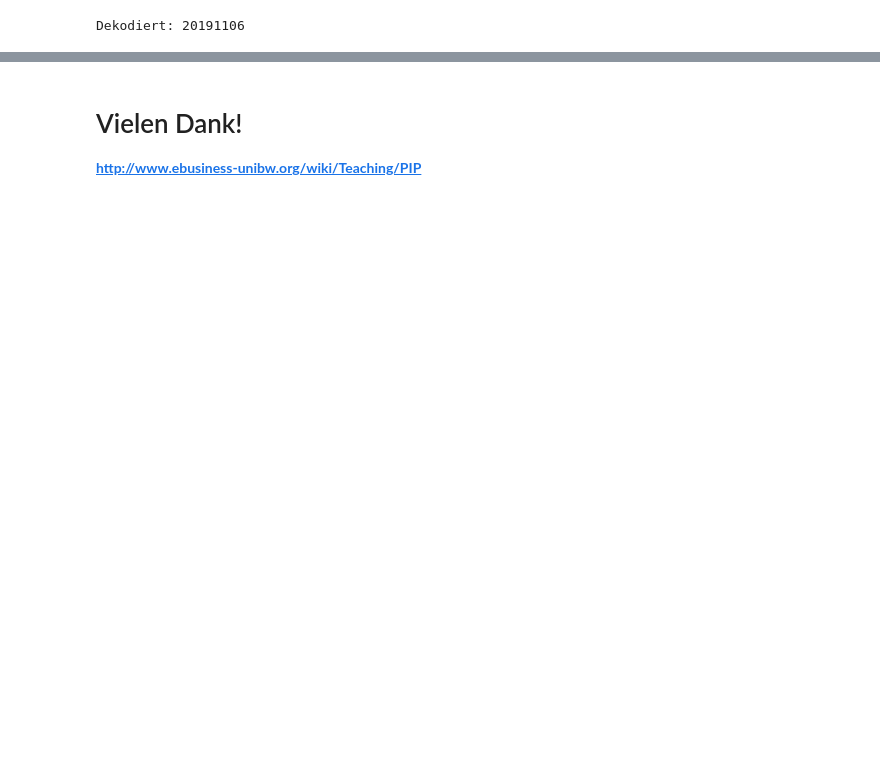
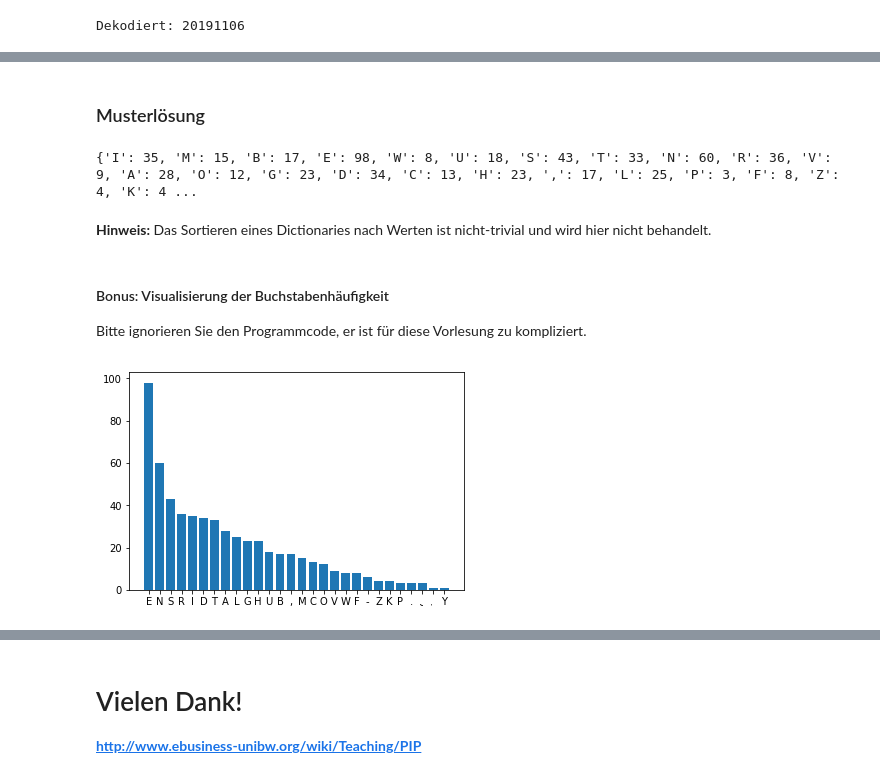
Before and after one commit to mfhepp/pip, a Jupyter notebook: notebooks/uebungen_2.ipynb, the cells around one changed output, grey strips where cells are left out. Saved outputs shown, nothing was run; the diff lists cells and outputs as text; code cells hidden in the pictures; blank space fills up the shorter version.

```diff
--- a/notebooks/uebungen_2.ipynb
+++ b/notebooks/uebungen_2.ipynb
@@ -101,0 +508,3 @@ Palindrom
+# %%
+text = 'FRANZ'
+# Hier einfügen
@@ -101,0 +513,9 @@ Palindrom
+# %%
+# Leichter verständliche Lösung
+text_gespiegelt = ''
+for char in text:
+    text_gespiegelt = char + text_gespiegelt
+if text_gespiegelt == text:
+    print(f'{text} ist ein Palindrom.')
+else:
+    print(f'{text} ist kein Palindrom, {text} != {text_gespiegelt}')
@@ -125,0 +588,41 @@ Dekodiert: 20191106
+# %%
+text = """Im Bewußtsein seiner Verantwortung vor Gott und den Menschen,
+von dem Willen beseelt, als gleichberechtigtes Glied in einem vereinten Europa
+dem Frieden der Welt zu dienen, hat sich das Deutsche Volk kraft seiner
+verfassungsgebenden Gewalt dieses Grundgesetz gegeben.
+Die Deutschen in den Ländern Baden-Württemberg, Bayern, Berlin, Brandenburg,
+Bremen, Hamburg, Hessen, Mecklenburg-Vorpommern, Niedersachsen, Nordrhein-Westfalen,
+Rheinland-Pfalz, Saarland, Sachsen, Sachsen-Anhalt, Schleswig-Holstein und Thüringen
+haben in freier Selbstbestimmung die Einheit und Freiheit Deutschlands vollendet.
+Damit gilt dieses Grundgesetz für das gesamte Deutsche Volk."""
+
+text = text.upper()
+# Hier einfügen
+# %% [markdown]
+### Musterlösung
+# %%
+haeufigkeiten = {}
+for char in text:
+    # Wir schließen Sonderzeichen und das Leerzeichen aus
+    # ord(<zeichen>) liefert den ASCII-Code eines Zeichens
+    # Das ist nur eine Verfeinerung
+    if ord(char) > 32:
+        haeufigkeiten[char] = haeufigkeiten.get(char, 0) + 1
+
+print(haeufigkeiten)
+# %% [output]
+{'I': 35, 'M': 15, 'B': 17, 'E': 98, 'W': 8, 'U': 18, 'S': 43, 'T': 33, 'N': 60, 'R': 36, 'V': 9, 'A': 28, 'O': 12, 'G': 23, 'D': 34, 'C': 13, 'H': 23, ',': 17, 'L': 25, 'P': 3, 'F': 8, 'Z': 4, 'K': 4 ...
+# %% [markdown]
+**Hinweis:** Das Sortieren eines Dictionaries nach Werten ist nicht-trivial und wird hier nicht behandelt.
+# %% [markdown]
+#### Bonus: Visualisierung der Buchstabenhäufigkeit<span class="tocSkip" />
+Bitte ignorieren Sie den Programmcode, er ist für diese Vorlesung zu kompliziert.
+# %%
+import matplotlib.pylab as plt
+
+data = sorted(haeufigkeiten.items(), key=lambda freq: freq[1], reverse=True)
+x, y = zip(*data) # unpack a list of pairs into two tuples
+plt.bar(x, y)
+plt.show()
+# %% [output]
+[figure, added]
```
Also changed, not shown: parts of 123 cells of this notebook, 6 other files.
